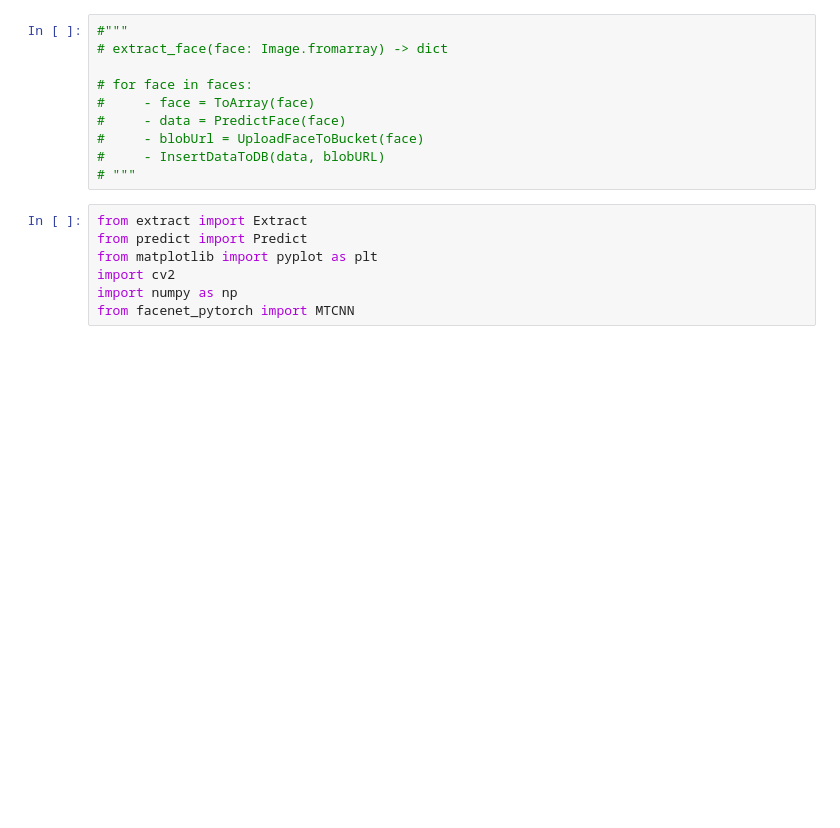
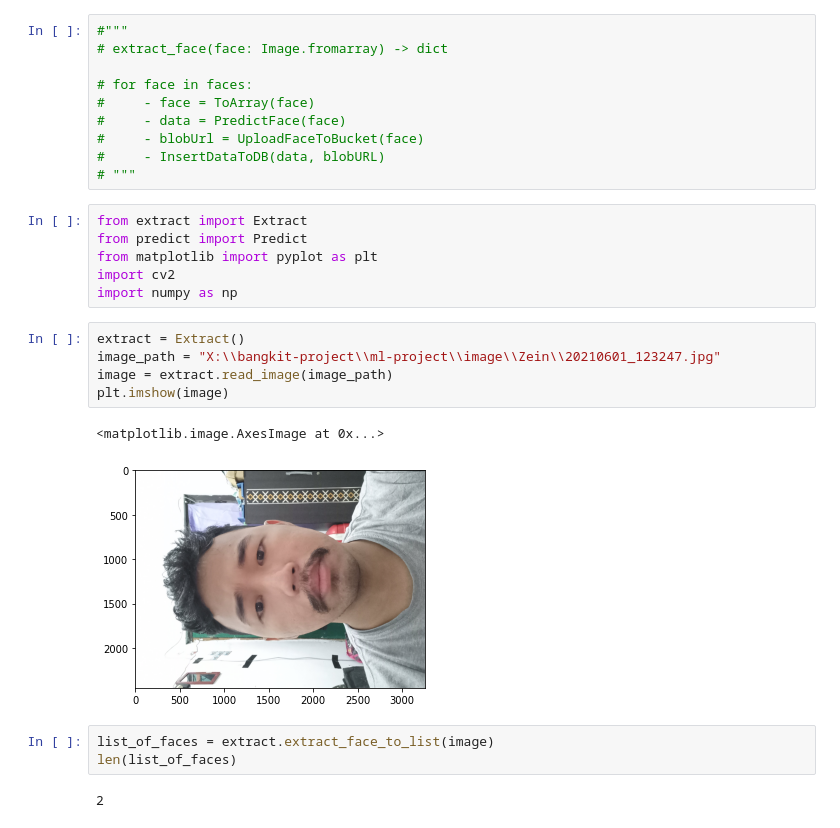
Before and after one commit to mozarik/bangkit-capstone-CAP0166, a Jupyter notebook: BIG-GIANT/big_main.ipynb, the cells around one changed output. Drawn from its saved outputs; the diff is of its cells as text; blank space fills up the shorter version.

```diff
--- a/BIG-GIANT/big_main.ipynb
+++ b/BIG-GIANT/big_main.ipynb
@@ -14,4 +14,16 @@ from predict import Predict
 from matplotlib import pyplot as plt
 import cv2
 import numpy as np
-from facenet_pytorch import MTCNN
+# %%
+extract = Extract()
+image_path = "X:\\bangkit-project\\ml-project\\image\\Zein\\20210601_123247.jpg"
+image = extract.read_image(image_path)
+plt.imshow(image)
+# %% [output]
+<matplotlib.image.AxesImage at 0x...>
+[figure, added]
+# %%
+list_of_faces = extract.extract_face_to_list(image)
+len(list_of_faces)
+# %% [output]
+2
```
Also changed, not shown: parts of 18 cells of this notebook, 2 other files.
